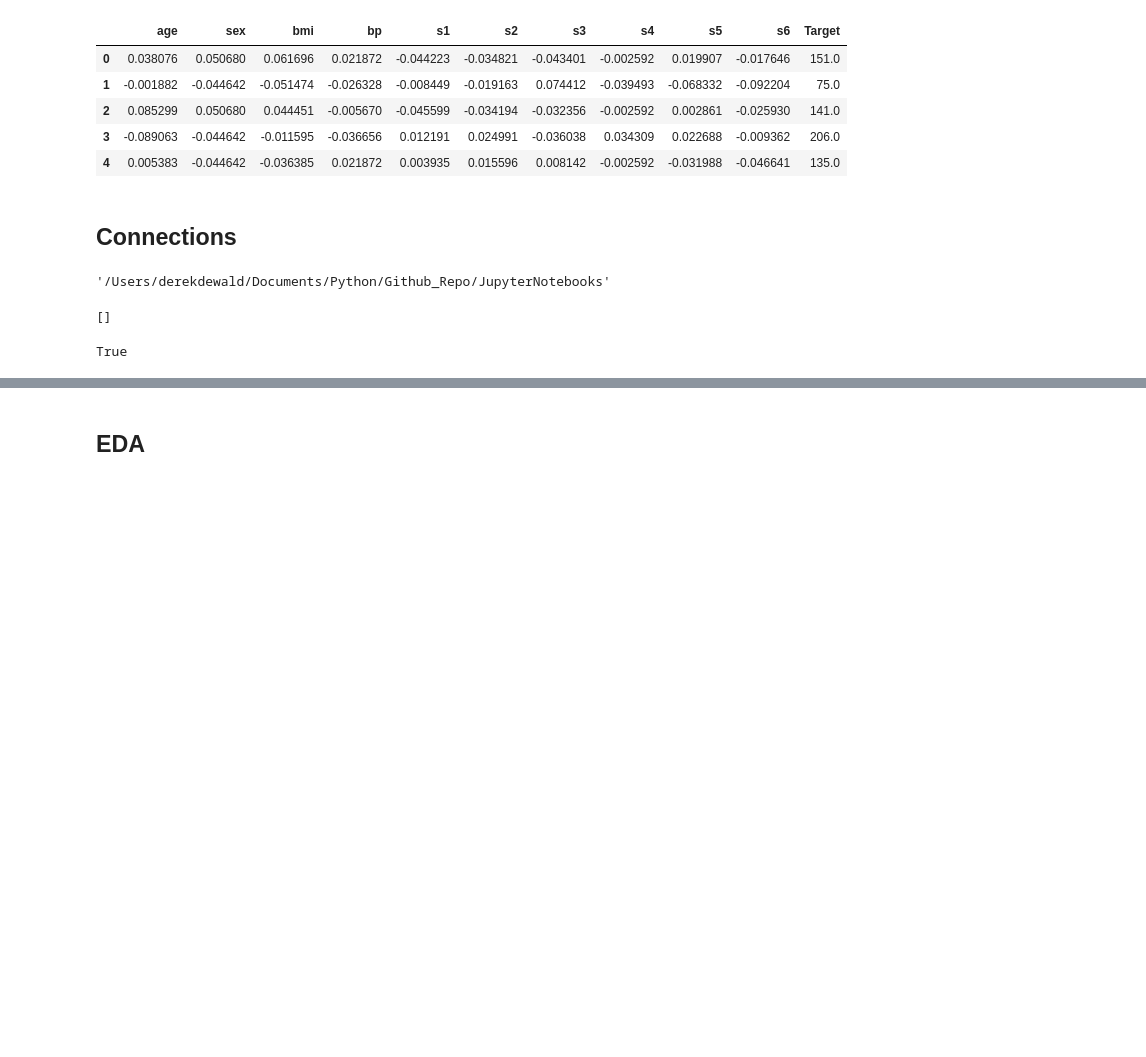
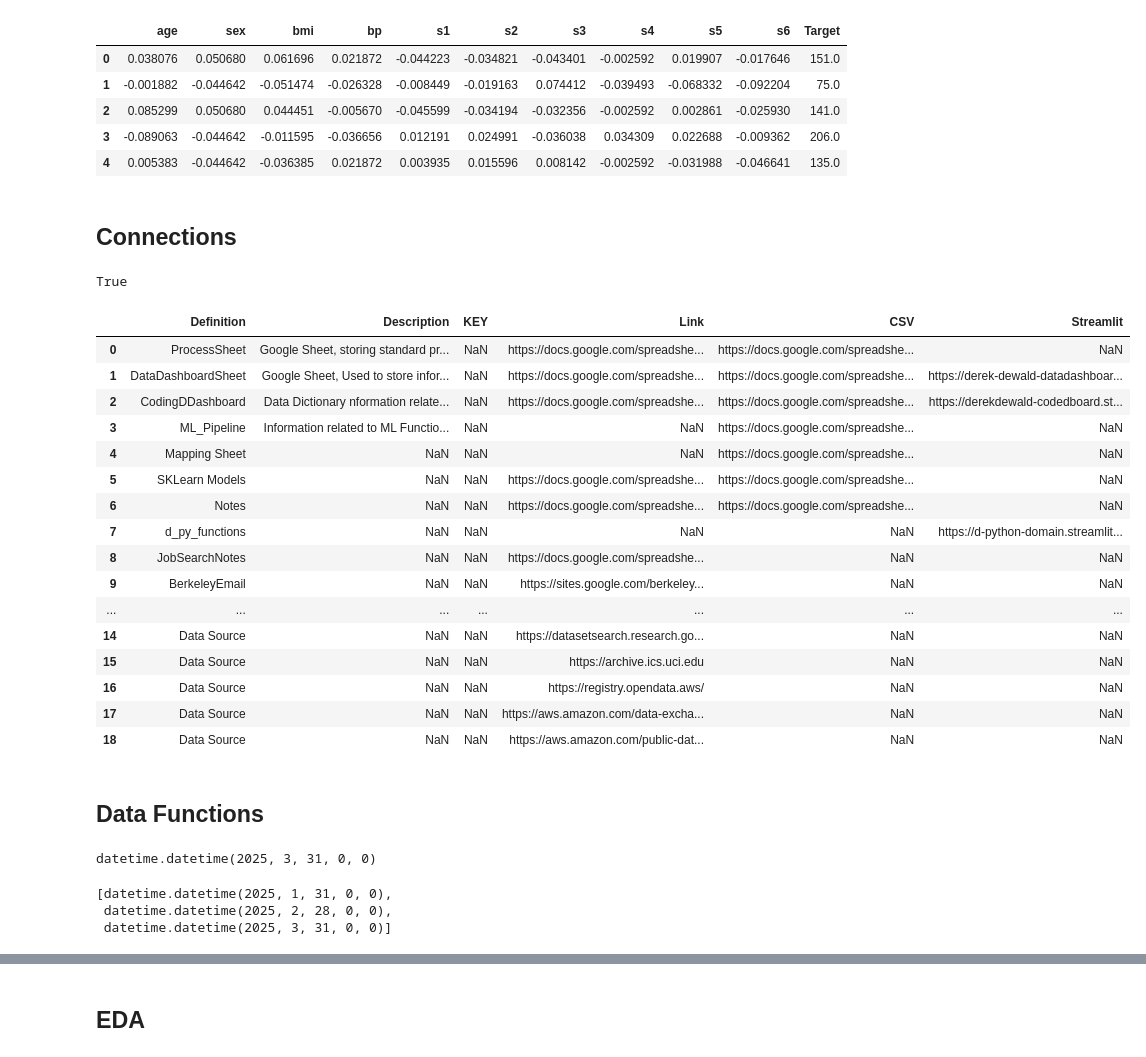
Before and after one commit to derek-dewald/Python_Tools, a Jupyter notebook: JupyterNotebooks/Function Examples.ipynb, the cells around one changed output, grey strips where cells are left out. Cells and saved outputs as stored; diff of their text form; code cells hidden in the pictures; blank space fills up the shorter version.

```diff
--- a/JupyterNotebooks/Function Examples.ipynb
+++ b/JupyterNotebooks/Function Examples.ipynb
@@ -21,13 +58,4 @@ df.head()
 | 4 | 0.005383 | -0.044642 | -0.036385 | 0.021872 | 0.003935 | 0.015596 | 0.008142 | -0.002592 | -0.031988 | -0.046641 | 135.0 |
 # %% [markdown]
 ## Connections
-# %%
-import os
-os.getcwd()
-# %% [output]
-'/Users/derekdewald/Documents/Python/Github_Repo/JupyterNotebooks'
-# %%
-os.listdir('/Users/derekdewald/Documents/Python/Github_Repo/JupyterNotebooks/ArchivePyFunctions')
-# %% [output]
-[]
 # %%
@@ -43,0 +68,24 @@ BackUpGoogleSheets()
+# %%
+from Connections import DownloadFilesFromGit,BackUpGoogleSheets,ParamterMapping
+
+ParamterMapping()
+# %% [output]
+|  | Definition | Description | KEY | Link | CSV | Streamlit |
+| 0 | ProcessSheet | Google Sheet, storing standard pr... | NaN | https://docs.google.com/spreadshe... | https://docs.google.com/spreadshe... | NaN |
+| 1 | DataDashboardSheet | Google Sheet, Used to store infor... | NaN | https://docs.google.com/spreadshe... | https://docs.google.com/spreadshe... | https://derek-dewald-datadashboar... |
+| 2 | CodingDDashboard | Data Dictionary nformation relate... | NaN | https://docs.google.com/spreadshe... | https://docs.google.com/spreadshe... | https://derekdewald-codedboard.st... |
+| 3 | ML_Pipeline | Information related to ML Functio... | NaN | NaN | https://docs.google.com/spreadshe... | NaN |
+| 4 | Mapping Sheet | NaN | NaN | NaN | https://docs.google.com/spreadshe... | NaN |
+| 5 | SKLearn Models | NaN | NaN | https://docs.google.com/spreadshe... | https://docs.google.com/spreadshe... | NaN |
+| 6 | Notes | NaN | NaN | https://docs.google.com/spreadshe... | https://docs.google.com/spreadshe... | NaN |
+| 7 | d_py_functions | NaN | NaN | NaN | NaN | https://d-python-domain.streamlit... |
+| 8 | JobSearchNotes | NaN | NaN | https://docs.google.com/spreadshe... | NaN | NaN |
+| 9 | BerkeleyEmail | NaN | NaN | https://sites.google.com/berkeley... | NaN | NaN |
+| ... | ... | ... | ... | ... | ... | ... |
+| 14 | Data Source | NaN | NaN | https://datasetsearch.research.go... | NaN | NaN |
+| 15 | Data Source | NaN | NaN | https://archive.ics.uci.edu | NaN | NaN |
+| 16 | Data Source | NaN | NaN | https://registry.opendata.aws/ | NaN | NaN |
+| 17 | Data Source | NaN | NaN | https://aws.amazon.com/data-excha... | NaN | NaN |
+| 18 | Data Source | NaN | NaN | https://aws.amazon.com/public-dat... | NaN | NaN |
+# %% [markdown]
+## Data Functions
@@ -43,0 +94,12 @@ BackUpGoogleSheets()
+# %%
+from DateFunctions import MonthSelector,CreateMonthList,generate_day_list
+
+MonthSelector()
+# %% [output]
+datetime.datetime(2025, 3, 31, 0, 0)
+# %%
+CreateMonthList(0,3,sort_ascending=1)
+# %% [output]
+[datetime.datetime(2025, 1, 31, 0, 0),
+ datetime.datetime(2025, 2, 28, 0, 0),
+ datetime.datetime(2025, 3, 31, 0, 0)]
```
Also changed, not shown: parts of 16 cells of this notebook, 19 other files.
